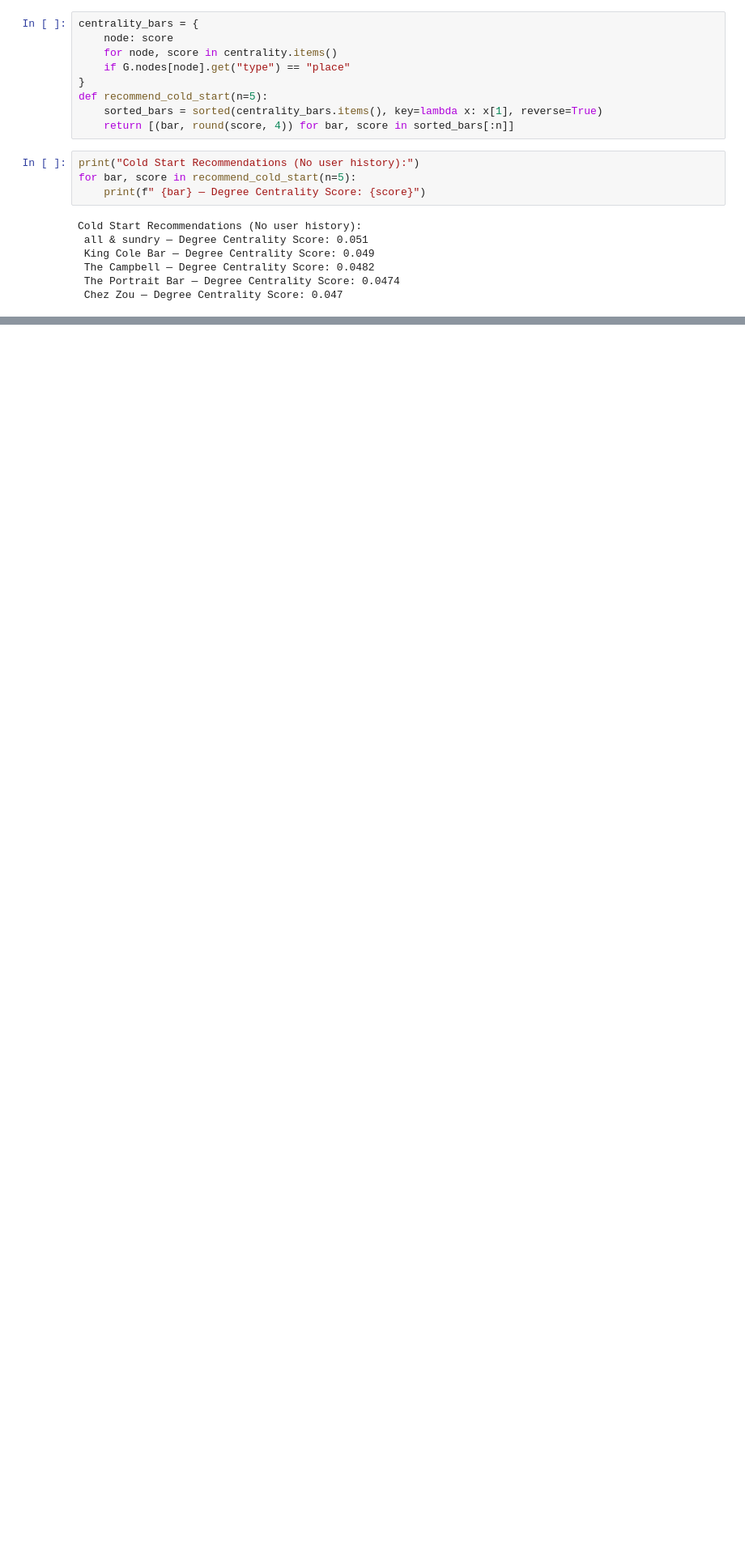
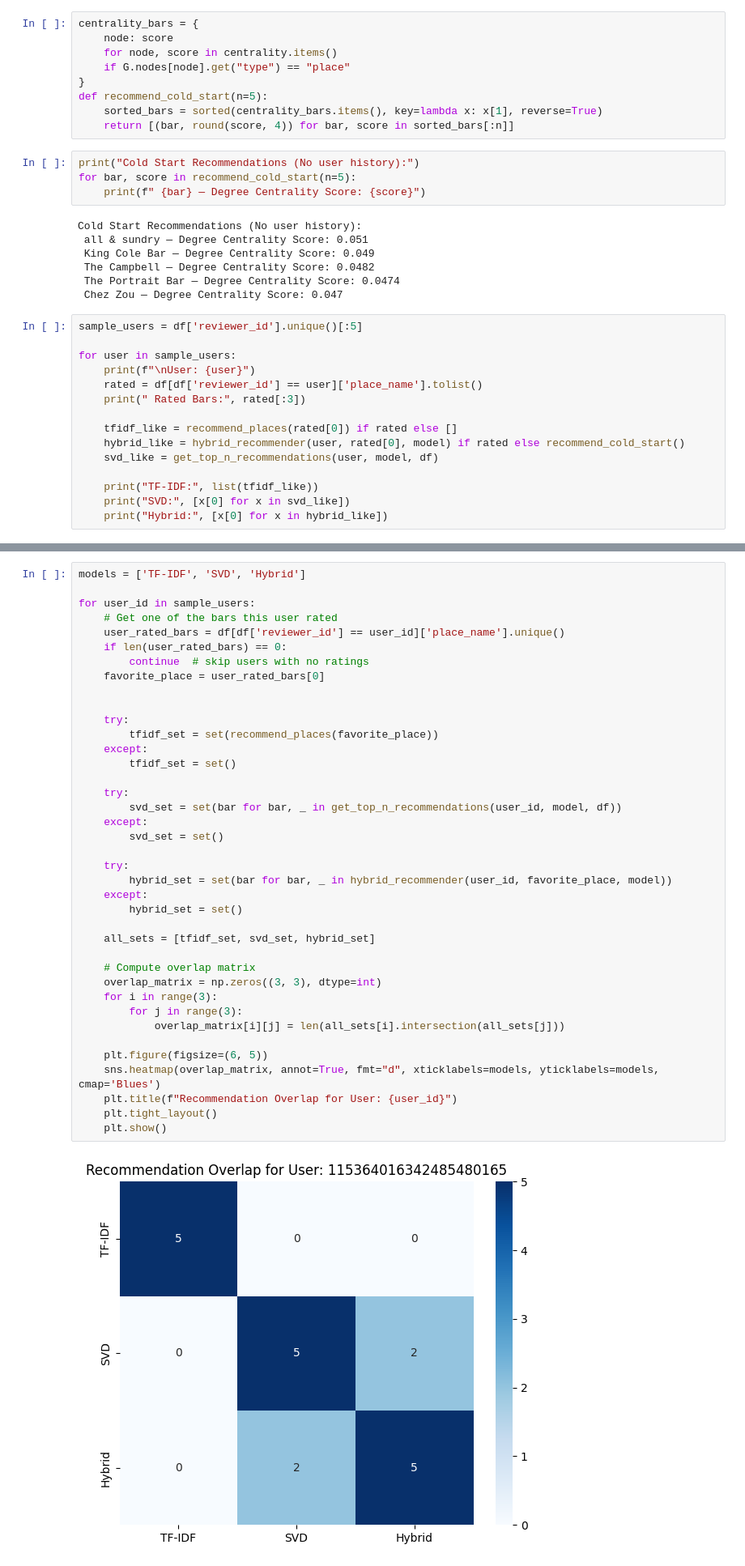
Before and after one commit to isshaya/ML_final, a Jupyter notebook: nlp_recommender_system/bars-machine-learning.ipynb, the cells around one changed output, grey strips where cells are left out. Shown at 81% size. Saved outputs shown, nothing was run; the diff lists cells and outputs as text; blank space fills up the shorter version.

```diff
--- a/nlp_recommender_system/bars-machine-learning.ipynb
+++ b/nlp_recommender_system/bars-machine-learning.ipynb
@@ -671,3 +671,18 @@ Cold Start Recommendations (No user history):
  The Campbell — Degree Centrality Score: 0.0482
  The Portrait Bar — Degree Centrality Score: 0.0474
  Chez Zou — Degree Centrality Score: 0.047
+# %%
+sample_users = df['reviewer_id'].unique()[:5]
+
+for user in sample_users:
+    print(f"\nUser: {user}")
+    rated = df[df['reviewer_id'] == user]['place_name'].tolist()
+    print(" Rated Bars:", rated[:3])
+
+    tfidf_like = recommend_places(rated[0]) if rated else []
+    hybrid_like = hybrid_recommender(user, rated[0], model) if rated else recommend_cold_start()
+    svd_like = get_top_n_recommendations(user, model, df)
+
+    print("TF-IDF:", list(tfidf_like))
+    print("SVD:", [x[0] for x in svd_like])
+    print("Hybrid:", [x[0] for x in hybrid_like])
@@ -673,0 +707,41 @@ Cold Start Recommendations (No user history):
+# %%
+models = ['TF-IDF', 'SVD', 'Hybrid']
+
+for user_id in sample_users:
+    # Get one of the bars this user rated
+    user_rated_bars = df[df['reviewer_id'] == user_id]['place_name'].unique()
+    if len(user_rated_bars) == 0:
+        continue  # skip users with no ratings
+    favorite_place = user_rated_bars[0]
+
+
+    try:
+        tfidf_set = set(recommend_places(favorite_place))
+    except:
+        tfidf_set = set()
+
+    try:
+        svd_set = set(bar for bar, _ in get_top_n_recommendations(user_id, model, df))
+    except:
+        svd_set = set()
+
+    try:
+        hybrid_set = set(bar for bar, _ in hybrid_recommender(user_id, favorite_place, model))
+    except:
+        hybrid_set = set()
+
+    all_sets = [tfidf_set, svd_set, hybrid_set]
+
+    # Compute overlap matrix
+    overlap_matrix = np.zeros((3, 3), dtype=int)
+    for i in range(3):
+        for j in range(3):
+            overlap_matrix[i][j] = len(all_sets[i].intersection(all_sets[j]))
+
+    plt.figure(figsize=(6, 5))
+    sns.heatmap(overlap_matrix, annot=True, fmt="d", xticklabels=models, yticklabels=models, cmap='Blues')
+    plt.title(f"Recommendation Overlap for User: {user_id}")
+    plt.tight_layout()
+    plt.show()
+# %% [output]
+[figure, added]
```
Also changed, not shown: parts of 11 cells of this notebook, 1 other file.
